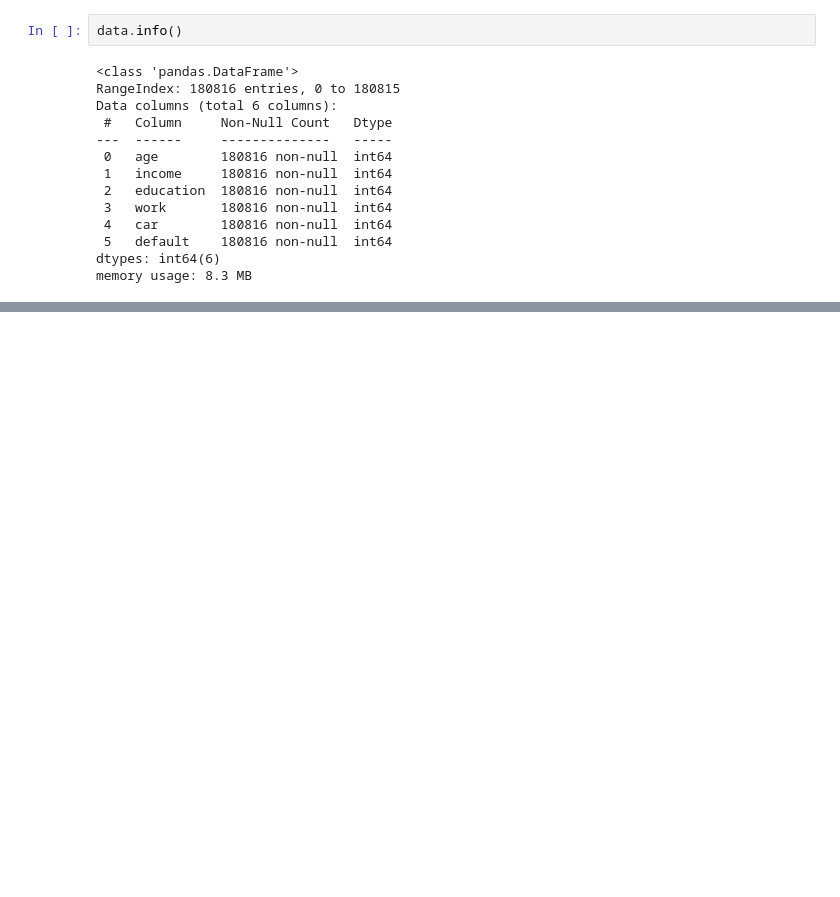
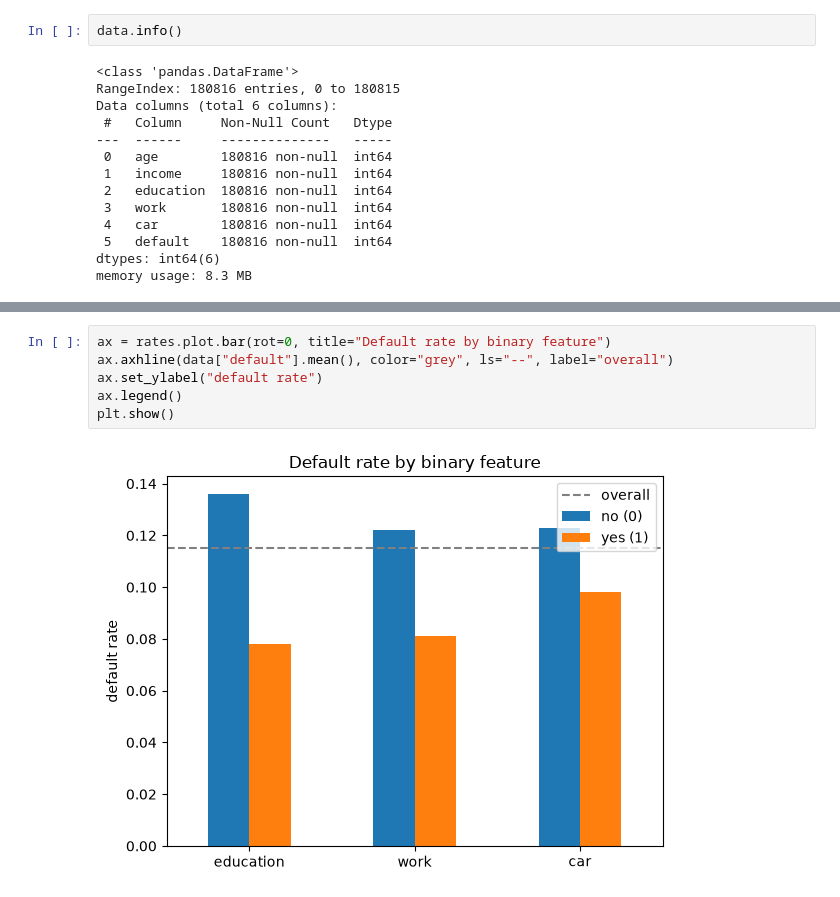
Before and after one commit to yatoenough/credit_scoring, a Jupyter notebook: notebooks/eda.ipynb, the cells around one changed output, grey strips where cells are left out. Drawn from its saved outputs; the diff is of its cells as text; blank space fills up the shorter version.

```diff
--- a/notebooks/eda.ipynb
+++ b/notebooks/eda.ipynb
@@ -81,0 +125,8 @@ len(data.drop_duplicates()), len(data)
+# %%
+ax = rates.plot.bar(rot=0, title="Default rate by binary feature")
+ax.axhline(data["default"].mean(), color="grey", ls="--", label="overall")
+ax.set_ylabel("default rate")
+ax.legend()
+plt.show()
+# %% [output]
+[figure, added]
```
Also changed, not shown: parts of 36 cells of this notebook.
